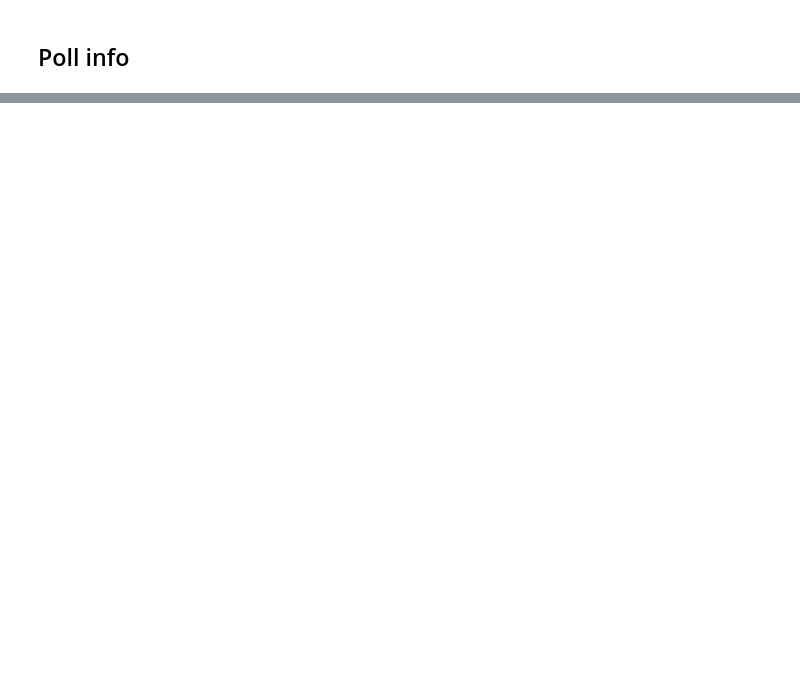
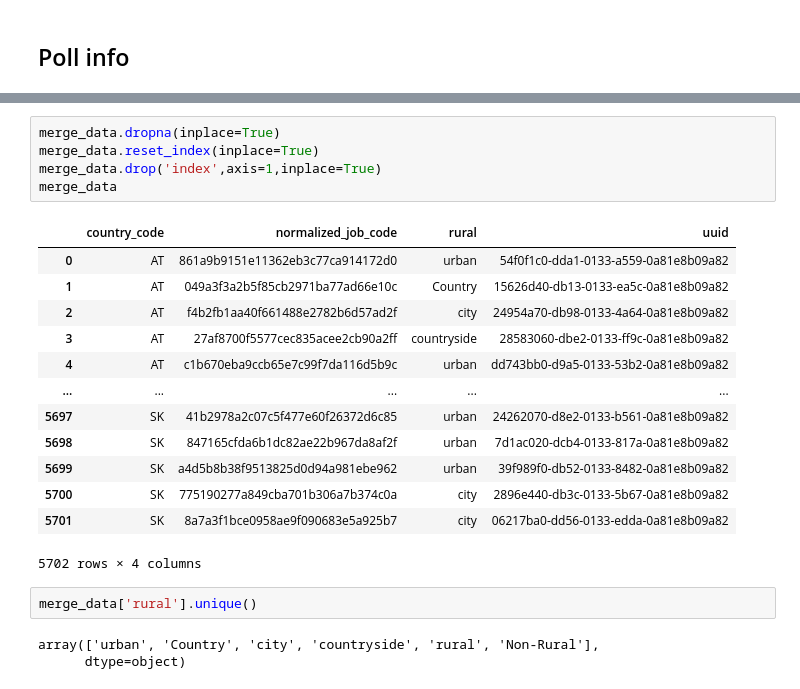
Before and after one commit to JaimeGarciaVel/ih_datamadpt1120_project_m1, a Jupyter notebook: your code/first_look.ipynb, the cells around one changed output, grey strips where cells are left out. Drawn from its saved outputs; the diff is of its cells as text; blank space fills up the shorter version.

```diff
--- a/your code/first_look.ipynb
+++ b/your code/first_look.ipynb
@@ -327,0 +125,24 @@ poll_info.head(10)
+# %%
+merge_data.dropna(inplace=True)
+merge_data.reset_index(inplace=True)
+merge_data.drop('index',axis=1,inplace=True)
+merge_data
+# %% [output]
+|  | country_code | normalized_job_code | rural | uuid |
+| 0 | AT | 861a9b9151e11362eb3c77ca914172d0 | urban | 54f0f1c0-dda1-0133-a559-0a81e8b09a82 |
+| 1 | AT | 049a3f3a2b5f85cb2971ba77ad66e10c | Country | 15626d40-db13-0133-ea5c-0a81e8b09a82 |
+| 2 | AT | f4b2fb1aa40f661488e2782b6d57ad2f | city | 24954a70-db98-0133-4a64-0a81e8b09a82 |
+| 3 | AT | 27af8700f5577cec835acee2cb90a2ff | countryside | 28583060-dbe2-0133-ff9c-0a81e8b09a82 |
+| 4 | AT | c1b670eba9ccb65e7c99f7da116d5b9c | urban | dd743bb0-d9a5-0133-53b2-0a81e8b09a82 |
+| ... | ... | ... | ... | ... |
+| 5697 | SK | 41b2978a2c07c5f477e60f26372d6c85 | urban | 24262070-d8e2-0133-b561-0a81e8b09a82 |
+| 5698 | SK | 847165cfda6b1dc82ae22b967da8af2f | urban | 7d1ac020-dcb4-0133-817a-0a81e8b09a82 |
+| 5699 | SK | a4d5b8b38f9513825d0d94a981ebe962 | urban | 39f989f0-db52-0133-8482-0a81e8b09a82 |
+| 5700 | SK | 775190277a849cba701b306a7b374c0a | city | 2896e440-db3c-0133-5b67-0a81e8b09a82 |
+| 5701 | SK | 8a7a3f1bce0958ae9f090683e5a925b7 | city | 06217ba0-dd56-0133-edda-0a81e8b09a82 |
+5702 rows × 4 columns
+# %%
+merge_data['rural'].unique()
+# %% [output]
+array(['urban', 'Country', 'city', 'countryside', 'rural', 'Non-Rural'],
+      dtype=object)
```
Also changed, not shown: parts of 32 cells of this notebook, 1 other file.
